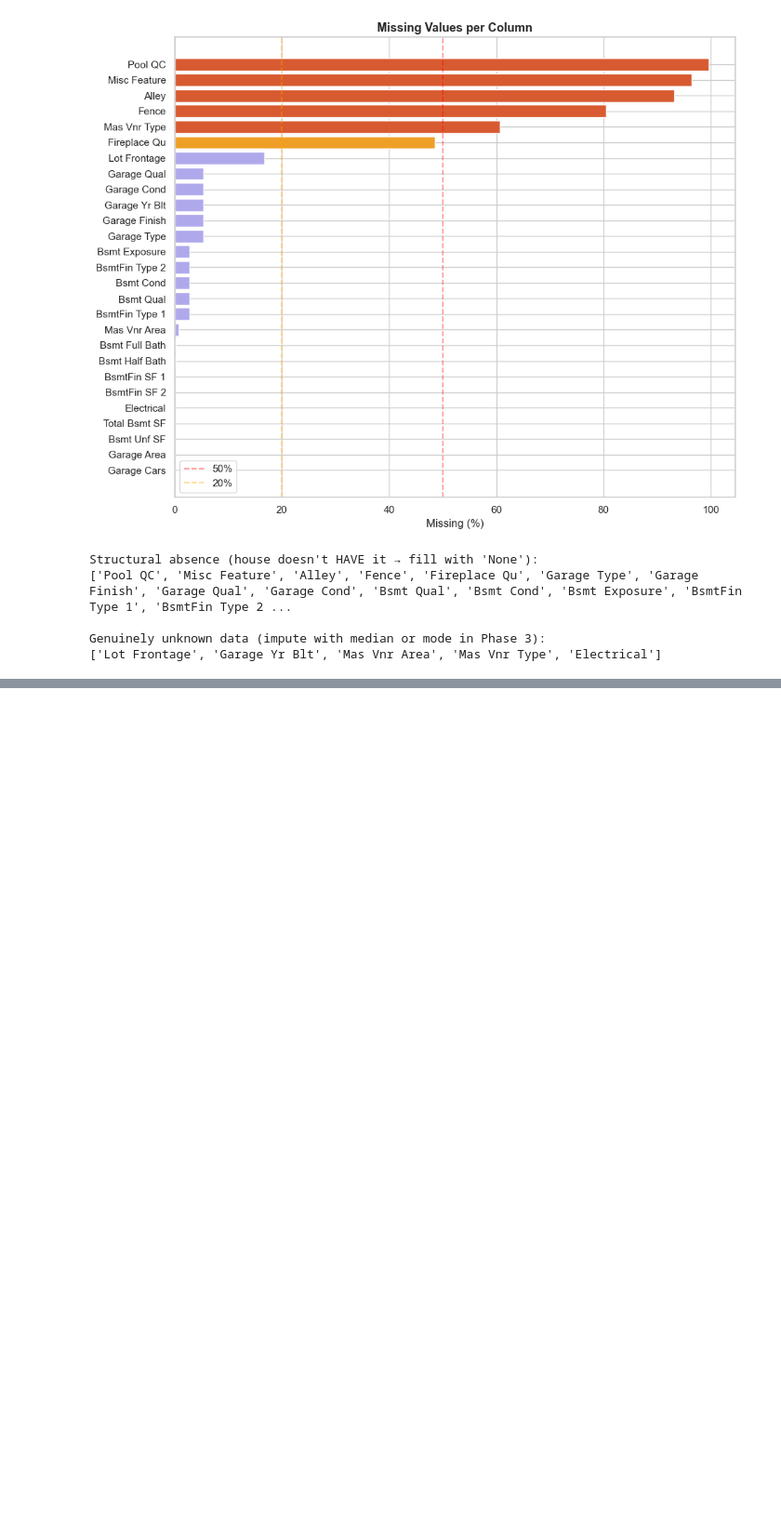
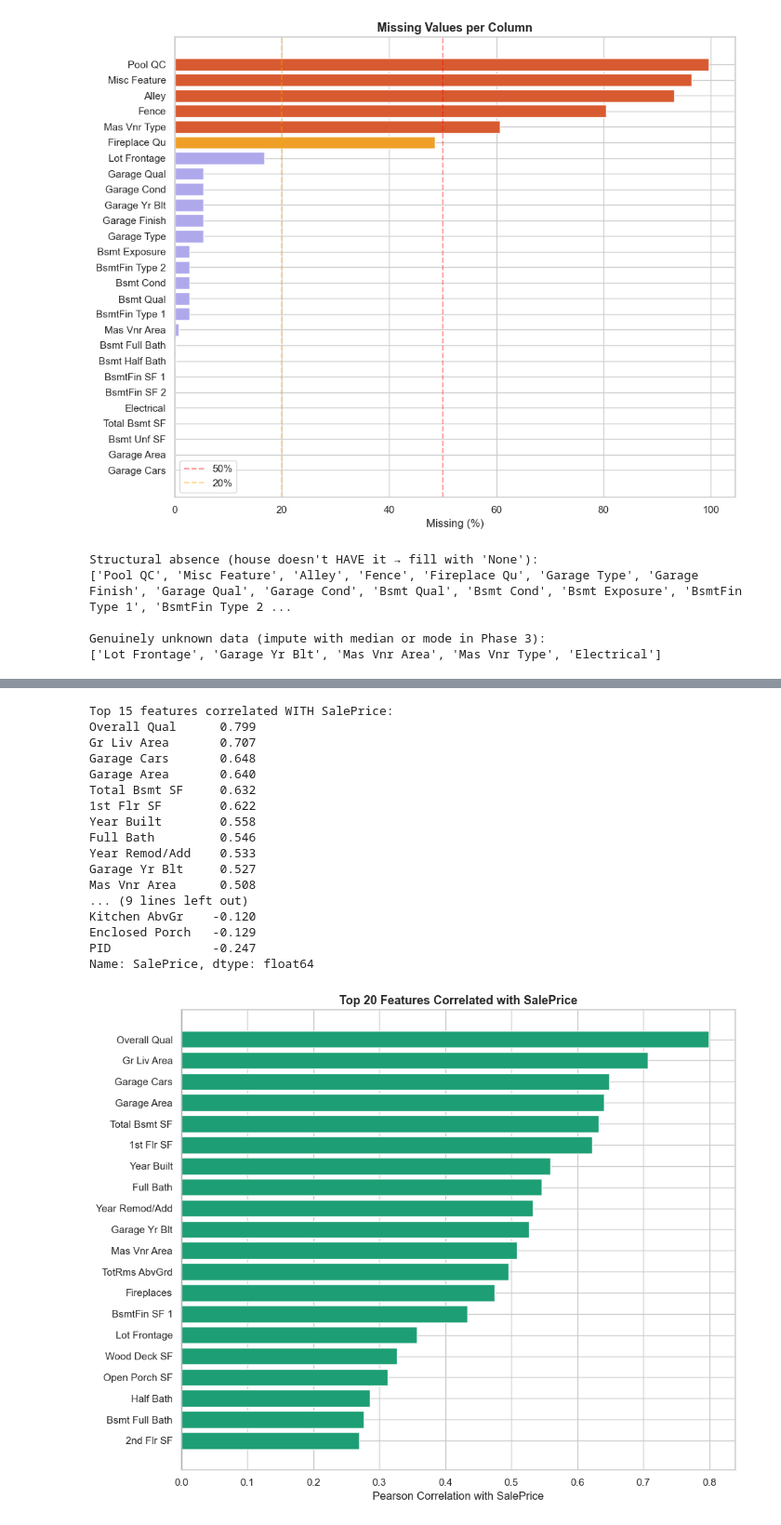
Before and after one commit to feroz-crash/house-price-prediction, a Jupyter notebook: notebooks/_eda.ipynb, the cells around one changed output, grey strips where cells are left out. Shown at 93% size. Cells and saved outputs as stored; diff of their text form; code cells hidden in the pictures; blank space fills up the shorter version.

```diff
--- a/notebooks/_eda.ipynb
+++ b/notebooks/_eda.ipynb
@@ -251,0 +304,48 @@ IndentationError: unexpected indent (4158212281.py, line 1)
+# %%
+#Pearson correlation tells us how strongly each numerical
+# feature moves together with SalePrice.
+# Range: -1 (opposite) to +1 (same direction)
+
+all_num_with_target = df.select_dtypes(include=['int64', 'float64'])
+corr_with_target = (all_num_with_target
+                    .corr()['SalePrice']
+                    .drop('SalePrice')
+                    .sort_values(ascending=False))
+
+print("Top 15 features correlated WITH SalePrice:")
+print(corr_with_target.head(15).round(3))
+print("\nBottom 5 (almost no relationship with SalePrice):")
+print(corr_with_target.tail(5).round(3))
+
+# --- Bar chart of top correlations ---
+top20 = corr_with_target.head(20)
+
+plt.figure(figsize=(10, 8))
+bar_colors = ['#1D9E75' if c > 0 else '#D85A30' for c in top20.values]
+plt.barh(top20.index, top20.values, color=bar_colors)
+plt.axvline(0, color='black', linewidth=0.8)
+plt.xlabel('Pearson Correlation with SalePrice')
+plt.title('Top 20 Features Correlated with SalePrice', fontsize=13, fontweight='bold')
+plt.gca().invert_yaxis()
+plt.tight_layout()
+plt.savefig('../reports/figures/05_feature_correlations.png', dpi=150, bbox_inches='tight')
+plt.show()
+# %% [output]
+Top 15 features correlated WITH SalePrice:
+Overall Qual      0.799
+Gr Liv Area       0.707
+Garage Cars       0.648
+Garage Area       0.640
+Total Bsmt SF     0.632
+1st Flr SF        0.622
+Year Built        0.558
+Full Bath         0.546
+Year Remod/Add    0.533
+Garage Yr Blt     0.527
+Mas Vnr Area      0.508
+... (9 lines left out)
+Kitchen AbvGr    -0.120
+Enclosed Porch   -0.129
+PID              -0.247
+Name: SalePrice, dtype: float64
+[figure, added]
```
Also changed, not shown: parts of 7 cells of this notebook, 13 other files.
